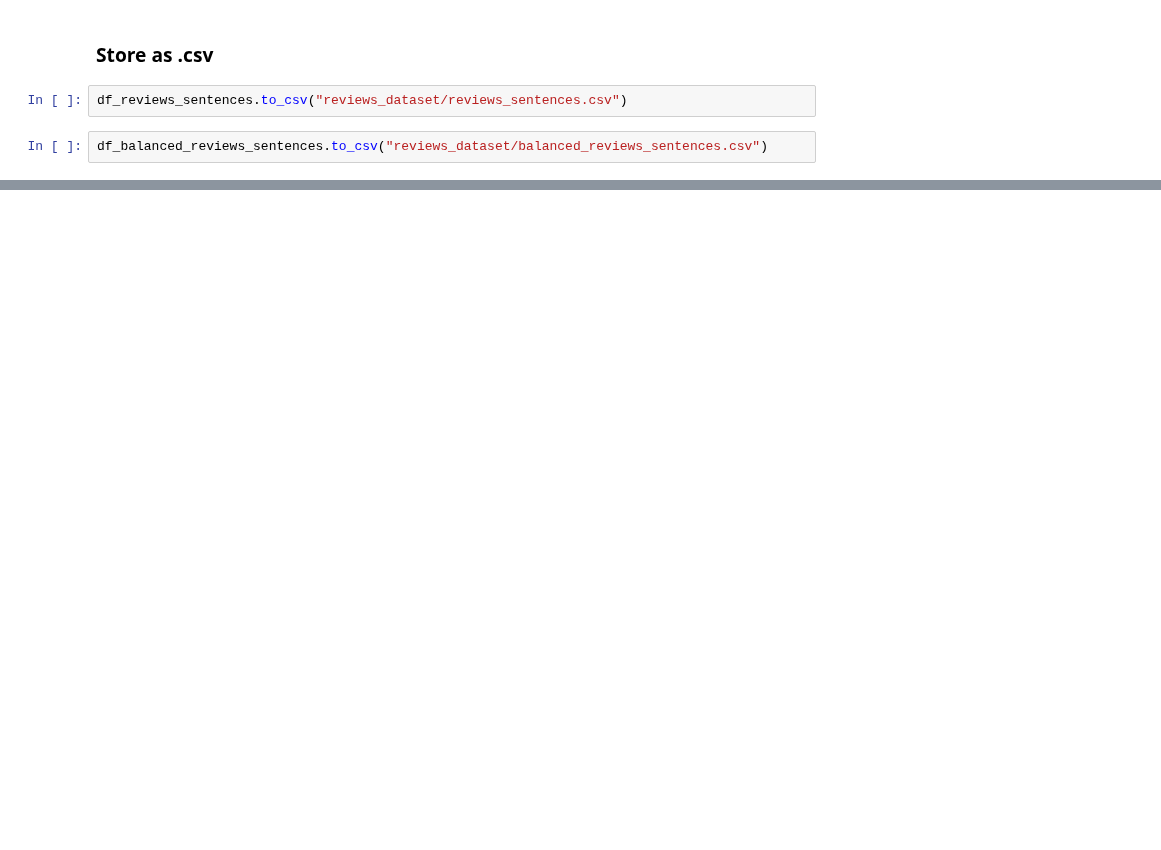
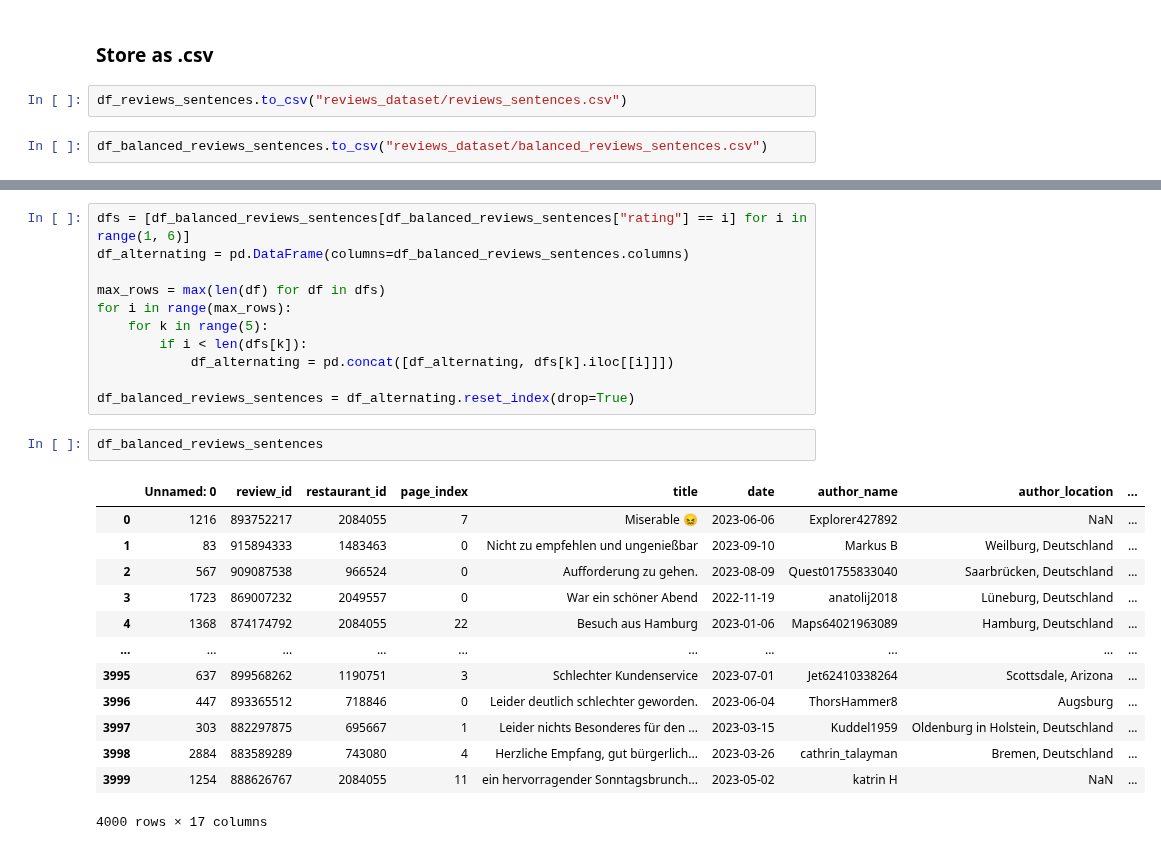
Before and after one commit to NilsHellwig/exploring-absa-llm-augmentation, a Jupyter notebook: 01 dataset creation/04_create_annotation_dataset.ipynb, the cells around one changed output, grey strips where cells are left out. Drawn from its saved outputs; the diff is of its cells as text; blank space fills up the shorter version.

```diff
--- a/01 dataset creation/04_create_annotation_dataset.ipynb
+++ b/01 dataset creation/04_create_annotation_dataset.ipynb
@@ -160,0 +171,27 @@ df_balanced_reviews_sentences
+# %%
+dfs = [df_balanced_reviews_sentences[df_balanced_reviews_sentences["rating"] == i] for i in range(1, 6)]
+df_alternating = pd.DataFrame(columns=df_balanced_reviews_sentences.columns)
+
+max_rows = max(len(df) for df in dfs)
+for i in range(max_rows):
+    for k in range(5):
+        if i < len(dfs[k]):
+            df_alternating = pd.concat([df_alternating, dfs[k].iloc[[i]]])
+
+df_balanced_reviews_sentences = df_alternating.reset_index(drop=True)
+# %%
+df_balanced_reviews_sentences
+# %% [output]
+|  | Unnamed: 0 | review_id | restaurant_id | page_index | title | date | author_name | author_location | ... |
+| 0 | 1216 | 893752217 | 2084055 | 7 | Miserable 😖 | 2023-06-06 | Explorer427892 | NaN | ... |
+| 1 | 83 | 915894333 | 1483463 | 0 | Nicht zu empfehlen und ungenießbar | 2023-09-10 | Markus B | Weilburg, Deutschland | ... |
+| 2 | 567 | 909087538 | 966524 | 0 | Aufforderung zu gehen. | 2023-08-09 | Quest01755833040 | Saarbrücken, Deutschland | ... |
+| 3 | 1723 | 869007232 | 2049557 | 0 | War ein schöner Abend | 2022-11-19 | anatolij2018 | Lüneburg, Deutschland | ... |
+| 4 | 1368 | 874174792 | 2084055 | 22 | Besuch aus Hamburg | 2023-01-06 | Maps64021963089 | Hamburg, Deutschland | ... |
+| ... | ... | ... | ... | ... | ... | ... | ... | ... | ... |
+| 3995 | 637 | 899568262 | 1190751 | 3 | Schlechter Kundenservice | 2023-07-01 | Jet62410338264 | Scottsdale, Arizona | ... |
+| 3996 | 447 | 893365512 | 718846 | 0 | Leider deutlich schlechter geworden. | 2023-06-04 | ThorsHammer8 | Augsburg | ... |
+| 3997 | 303 | 882297875 | 695667 | 1 | Leider nichts Besonderes für den ... | 2023-03-15 | Kuddel1959 | Oldenburg in Holstein, Deutschland | ... |
+| 3998 | 2884 | 883589289 | 743080 | 4 | Herzliche Empfang, gut bürgerlich... | 2023-03-26 | cathrin_talayman | Bremen, Deutschland | ... |
+| 3999 | 1254 | 888626767 | 2084055 | 11 | ein hervorragender Sonntagsbrunch... | 2023-05-02 | katrin H | NaN | ... |
+4000 rows × 17 columns
```
Also changed, not shown: parts of 6 cells of this notebook, 2 other files.
